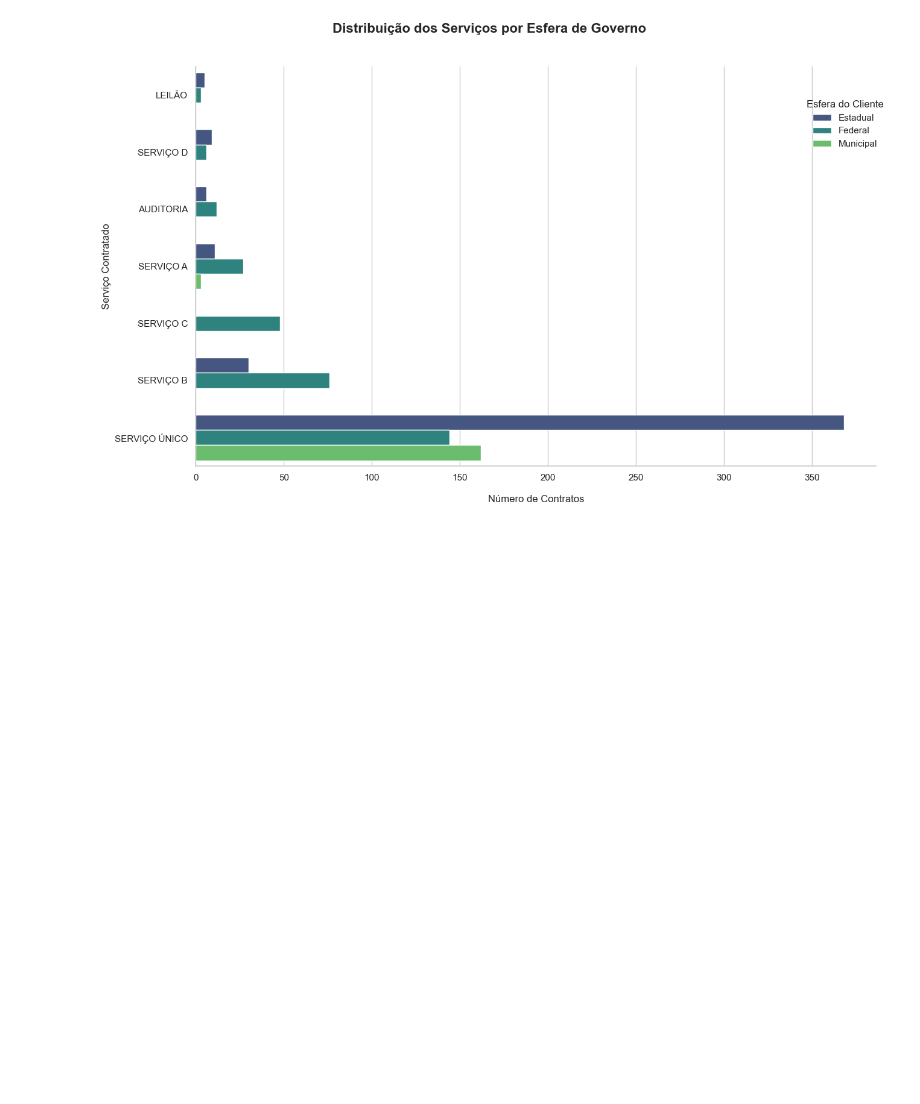
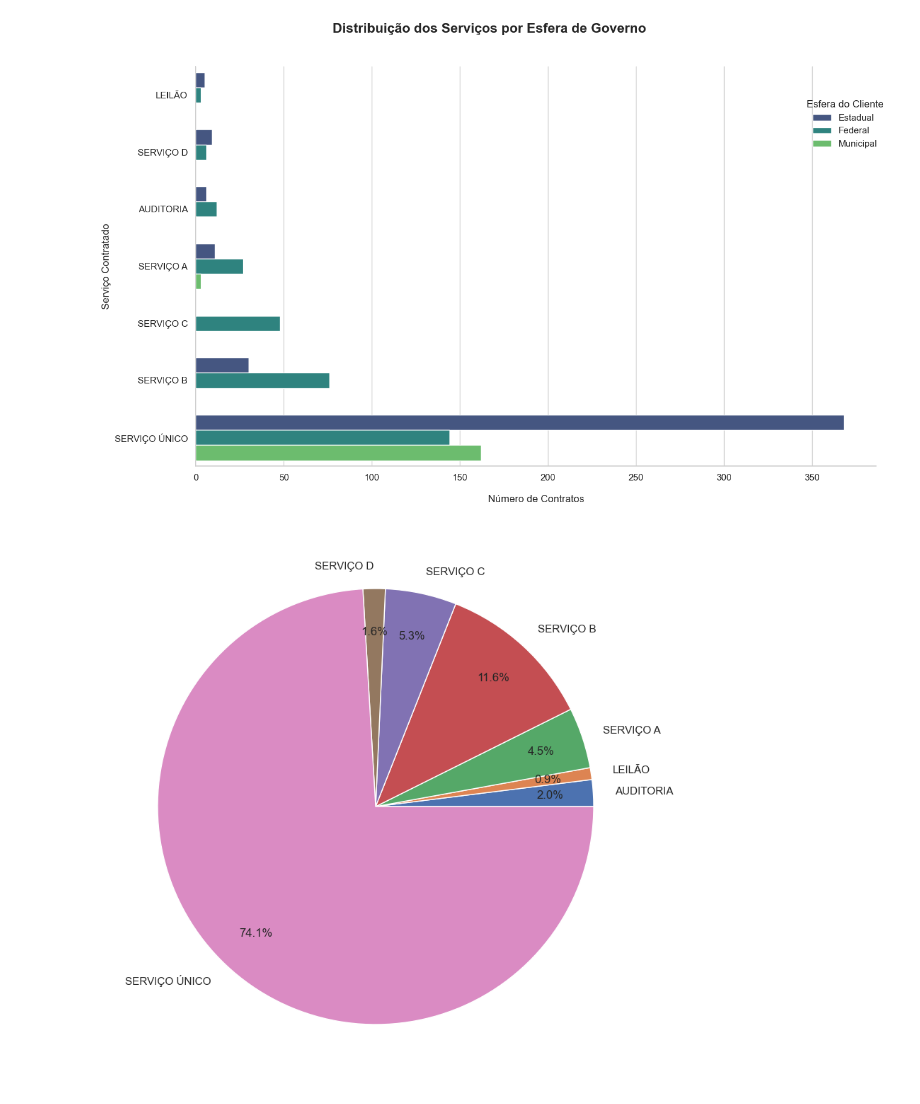
Before and after one commit to pdromls/Analise_BNDES, a Jupyter notebook: notebooks/insights4.ipynb, the cells around one changed output. Cells and saved outputs as stored; diff of their text form; code cells hidden in the pictures; blank space fills up the shorter version.

```diff
--- a/notebooks/insights4.ipynb
+++ b/notebooks/insights4.ipynb
@@ -106,3 +106,20 @@ plt.tight_layout()
 plt.show()
 # %% [output]
 [figure]
+# %%
+# Só para treinar gráficos de pizza
+
+freq_servicos = df.groupby('servico_contratado').size()
+freq_servicos
+
+plt.figure(figsize=(10, 10))
+
+plt.pie(freq_servicos,
+        labels=freq_servicos.index,
+        autopct="%.1f%%",
+        labeldistance=1.1,
+        pctdistance=0.8,
+)
+plt.show()
+# %% [output]
+[figure, added]
```
